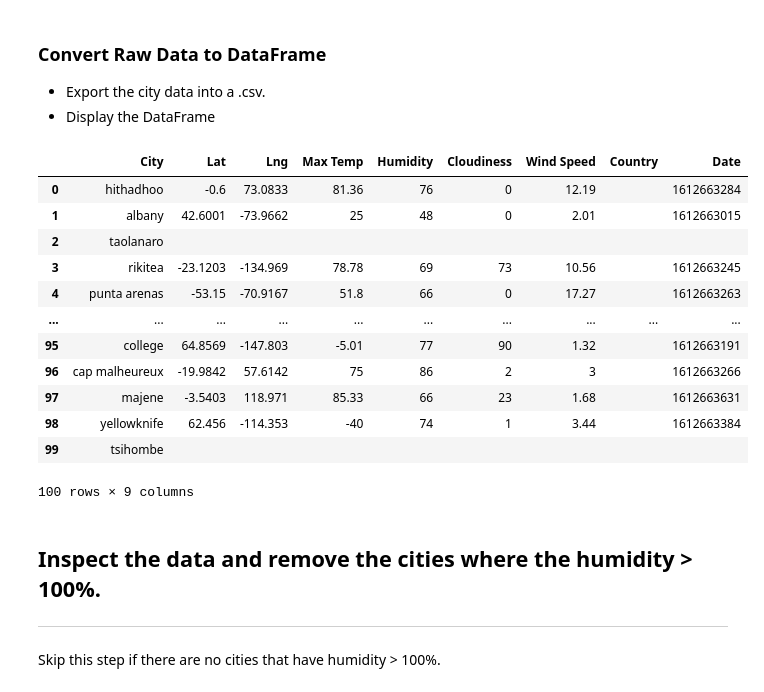
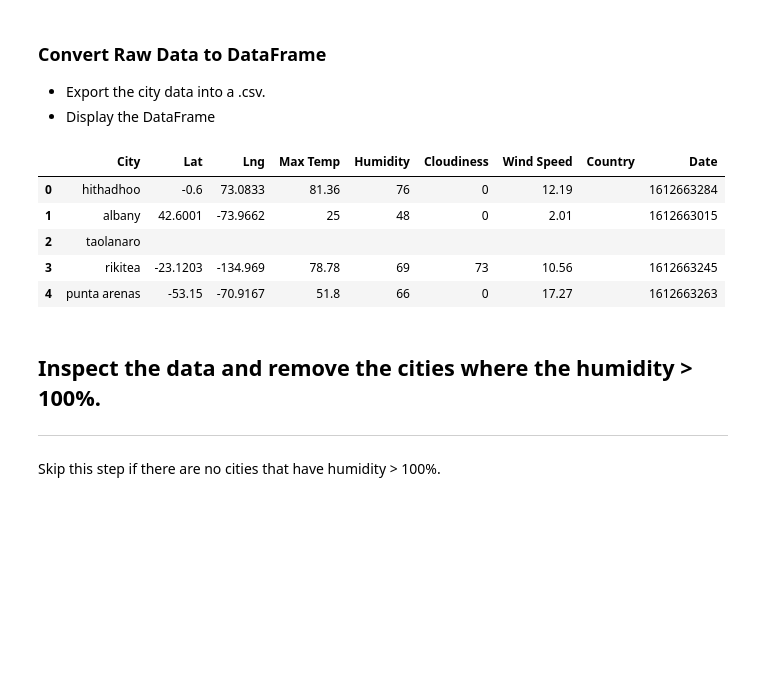
Before and after one commit to JGarvert/python-api-challenge, a Jupyter notebook: WeatherPy/WeatherPy.ipynb, the cells around one changed output. Cells and saved outputs as stored; diff of their text form; code cells hidden in the pictures; blank space fills up the shorter version.

```diff
--- a/WeatherPy/WeatherPy.ipynb
+++ b/WeatherPy/WeatherPy.ipynb
@@ -183,20 +183,12 @@ dtype: int64
 # %%
 ## dataframe was created in previous cell.
 # export to csv and display
-# the below wasn't working to export to a csv file and I'm not sure why yet.
-# city_df.to_csv(output_data_file, index = False)
-city_df.head(100)
+city_df.to_csv('raw_ city_df_export.csv', encoding = 'utf-8', index = False)
+city_df.head()
 # %% [output]
 |  | City | Lat | Lng | Max Temp | Humidity | Cloudiness | Wind Speed | Country | Date |
 | 0 | hithadhoo | -0.6 | 73.0833 | 81.36 | 76 | 0 | 12.19 |  | 1612663284 |
 | 1 | albany | 42.6001 | -73.9662 | 25 | 48 | 0 | 2.01 |  | 1612663015 |
 | 2 | taolanaro |  |  |  |  |  |  |  |  |
 | 3 | rikitea | -23.1203 | -134.969 | 78.78 | 69 | 73 | 10.56 |  | 1612663245 |
 | 4 | punta arenas | -53.15 | -70.9167 | 51.8 | 66 | 0 | 17.27 |  | 1612663263 |
-| ... | ... | ... | ... | ... | ... | ... | ... | ... | ... |
-| 95 | college | 64.8569 | -147.803 | -5.01 | 77 | 90 | 1.32 |  | 1612663191 |
-| 96 | cap malheureux | -19.9842 | 57.6142 | 75 | 86 | 2 | 3 |  | 1612663266 |
-| 97 | majene | -3.5403 | 118.971 | 85.33 | 66 | 23 | 1.68 |  | 1612663631 |
-| 98 | yellowknife | 62.456 | -114.353 | -40 | 74 | 1 | 3.44 |  | 1612663384 |
-| 99 | tsihombe |  |  |  |  |  |  |  |  |
-100 rows × 9 columns
```
Also changed, not shown: parts of 5 cells of this notebook, 2 other files.
